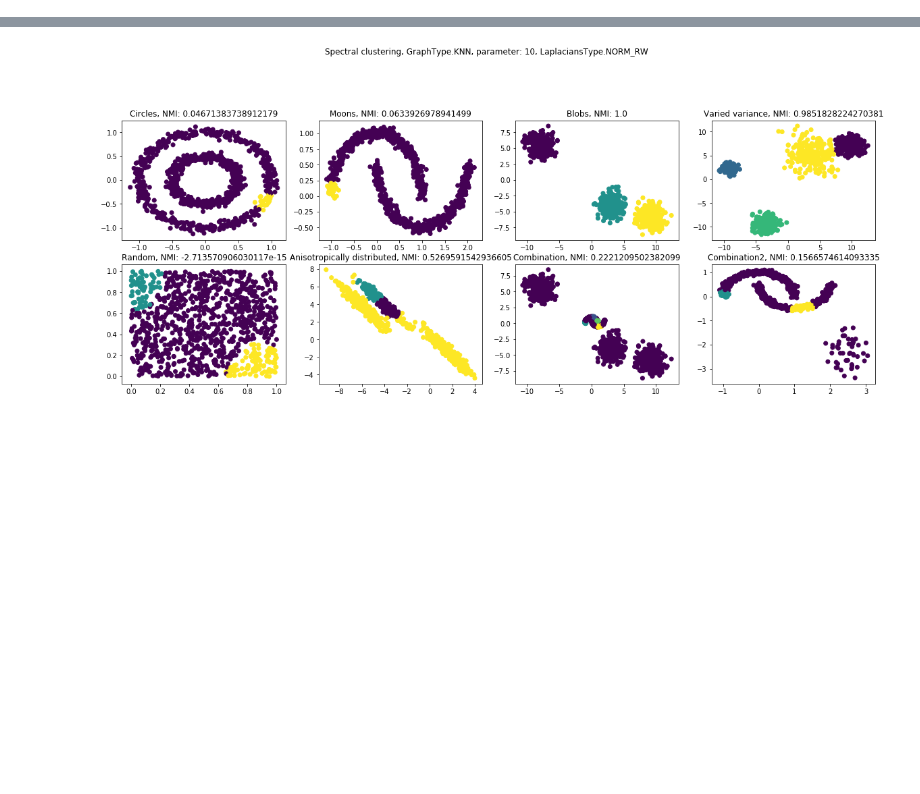
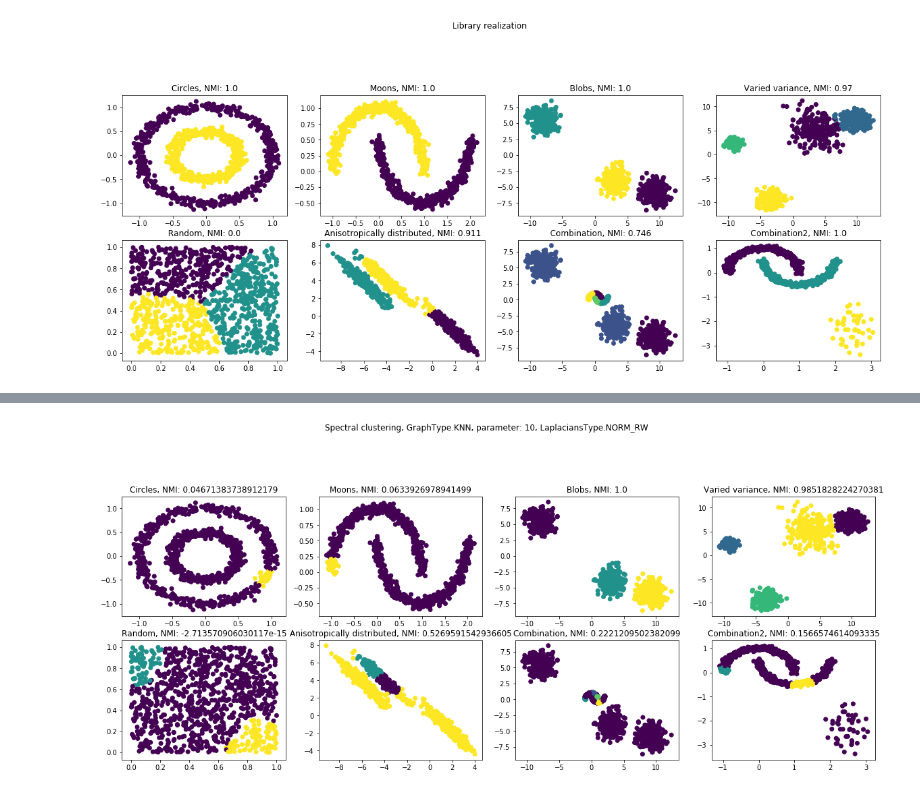
Before and after one commit to OlehOnyshchak/SpectralClustering, a Jupyter notebook: notebook/SpectralClustering.ipynb, the cells around one changed output, grey strips where cells are left out. Cells and saved outputs as stored; diff of their text form; code cells hidden in the pictures; blank space fills up the shorter version.

```diff
--- a/notebook/SpectralClustering.ipynb
+++ b/notebook/SpectralClustering.ipynb
@@ -258 +241,6 @@ plot_results(results, titles, params=params, alg_type=Algorithm.SPECTRAL)
+# %%
+results = run_algorithm(Algorithm.LIBRARY, dataset_collection, n_clusters)
+plot_results(results, titles, alg_type=Algorithm.LIBRARY)
+# %% [output]
+[figure, added]
 # %%
```
Also changed, not shown: parts of 14 cells of this notebook.
